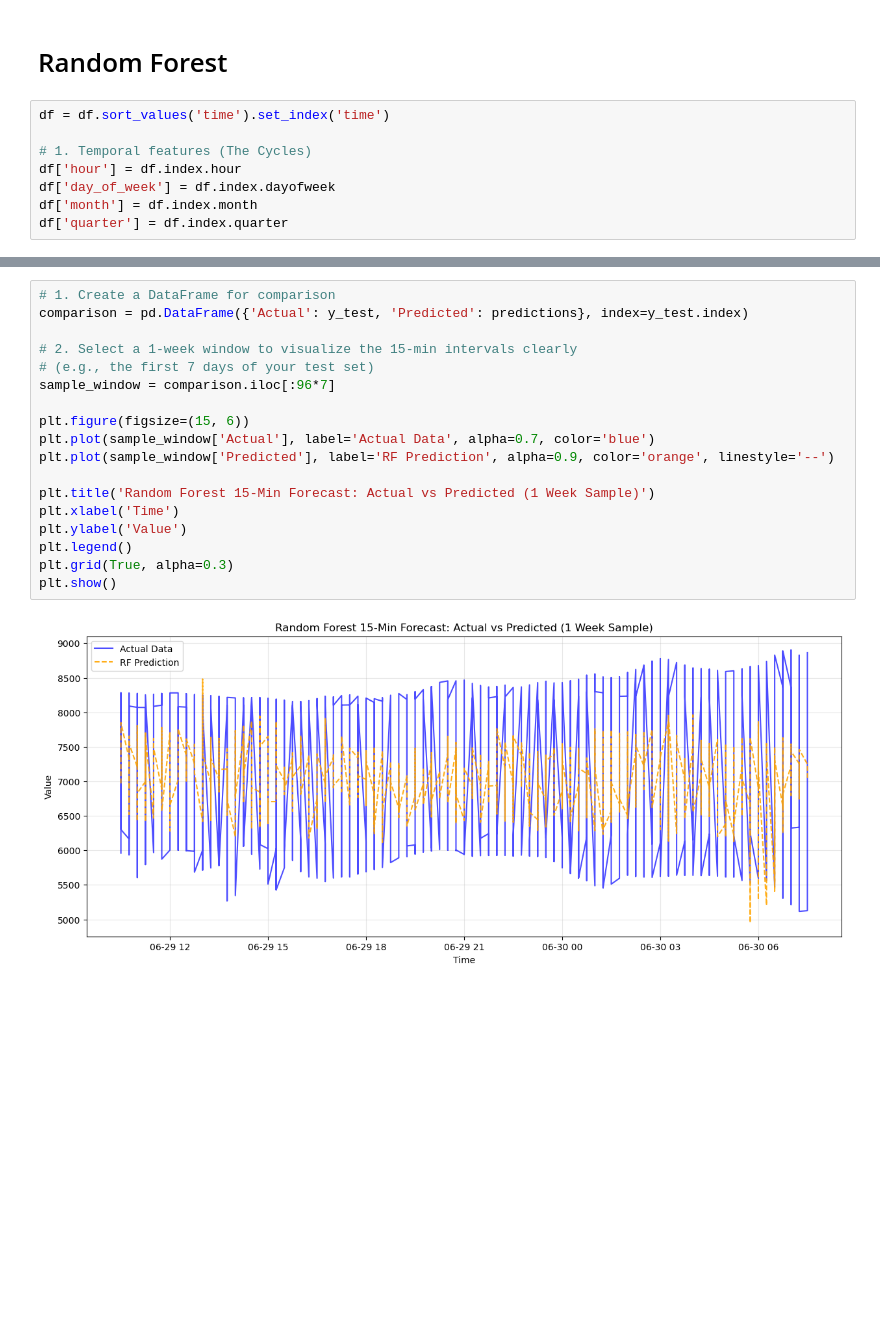
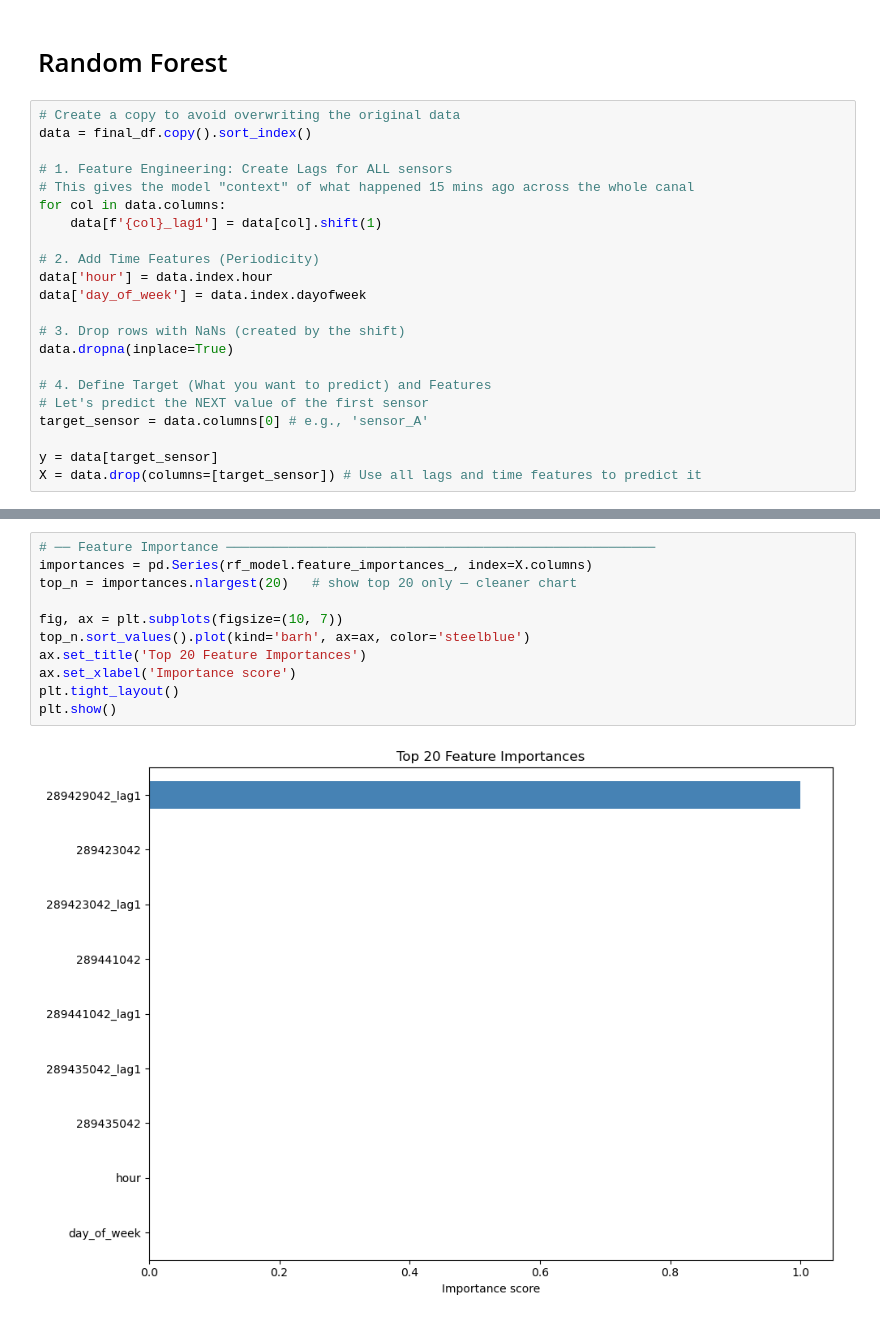
Before and after one commit to ShehabEldeenAyman/Gent-Terneuzen-canal, a Jupyter notebook: time series analysis/timeseriesanaylsis.ipynb, the cells around one changed output, grey strips where cells are left out. Saved outputs shown, nothing was run; the diff lists cells and outputs as text; blank space fills up the shorter version.

```diff
--- a/time series analysis/timeseriesanaylsis.ipynb
+++ b/time series analysis/timeseriesanaylsis.ipynb
@@ -186,11 +171,25 @@ After diff — lag  96 (1440 min): 0.0429
 # %% [markdown]
 # Random Forest
 # %%
-df = df.sort_values('time').set_index('time')
+# Create a copy to avoid overwriting the original data
+data = final_df.copy().sort_index()
 
-# 1. Temporal features (The Cycles)
-df['hour'] = df.index.hour
-df['day_of_week'] = df.index.dayofweek
-df['month'] = df.index.month
-df['quarter'] = df.index.quarter
+# 1. Feature Engineering: Create Lags for ALL sensors
+# This gives the model "context" of what happened 15 mins ago across the whole canal
+for col in data.columns:
+    data[f'{col}_lag1'] = data[col].shift(1)
+
+# 2. Add Time Features (Periodicity)
+data['hour'] = data.index.hour
+data['day_of_week'] = data.index.dayofweek
+
+# 3. Drop rows with NaNs (created by the shift)
+data.dropna(inplace=True)
+
+# 4. Define Target (What you want to predict) and Features
+# Let's predict the NEXT value of the first sensor
+target_sensor = data.columns[0] # e.g., 'sensor_A'
+
+y = data[target_sensor]
+X = data.drop(columns=[target_sensor]) # Use all lags and time features to predict it
 # %%
@@ -226,20 +241,13 @@ On average, the model is off by: 4549.63
-# %%
-# 1. Create a DataFrame for comparison
-comparison = pd.DataFrame({'Actual': y_test, 'Predicted': predictions}, index=y_test.index)
-
-# 2. Select a 1-week window to visualize the 15-min intervals clearly
-# (e.g., the first 7 days of your test set)
-sample_window = comparison.iloc[:96*7]
-
-plt.figure(figsize=(15, 6))
-plt.plot(sample_window['Actual'], label='Actual Data', alpha=0.7, color='blue')
-plt.plot(sample_window['Predicted'], label='RF Prediction', alpha=0.9, color='orange', linestyle='--')
-
-plt.title('Random Forest 15-Min Forecast: Actual vs Predicted (1 Week Sample)')
-plt.xlabel('Time')
-plt.ylabel('Value')
-plt.legend()
-plt.grid(True, alpha=0.3)
-plt.show()
-# %% [output]
-[figure, removed]
+# %%
+# ── Feature Importance ───────────────────────────────────────────────────────
+importances = pd.Series(rf_model.feature_importances_, index=X.columns)
+top_n = importances.nlargest(20)   # show top 20 only — cleaner chart
+
+fig, ax = plt.subplots(figsize=(10, 7))
+top_n.sort_values().plot(kind='barh', ax=ax, color='steelblue')
+ax.set_title('Top 20 Feature Importances')
+ax.set_xlabel('Importance score')
+plt.tight_layout()
+plt.show()
+# %% [output]
+[figure, added]
```
Also changed, not shown: parts of 10 cells of this notebook, 2 other files.
